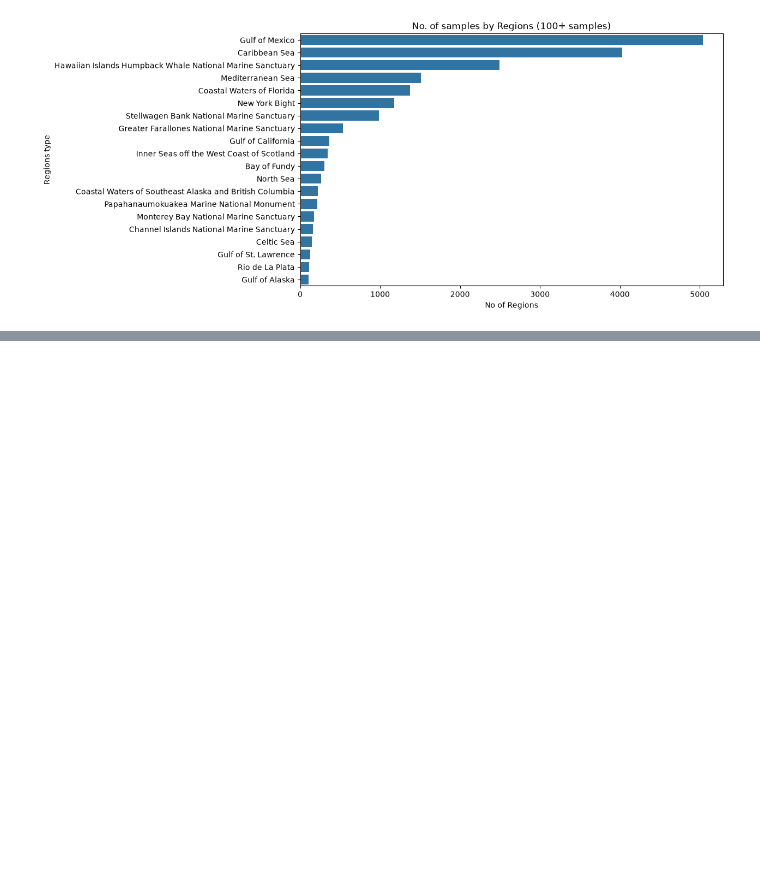
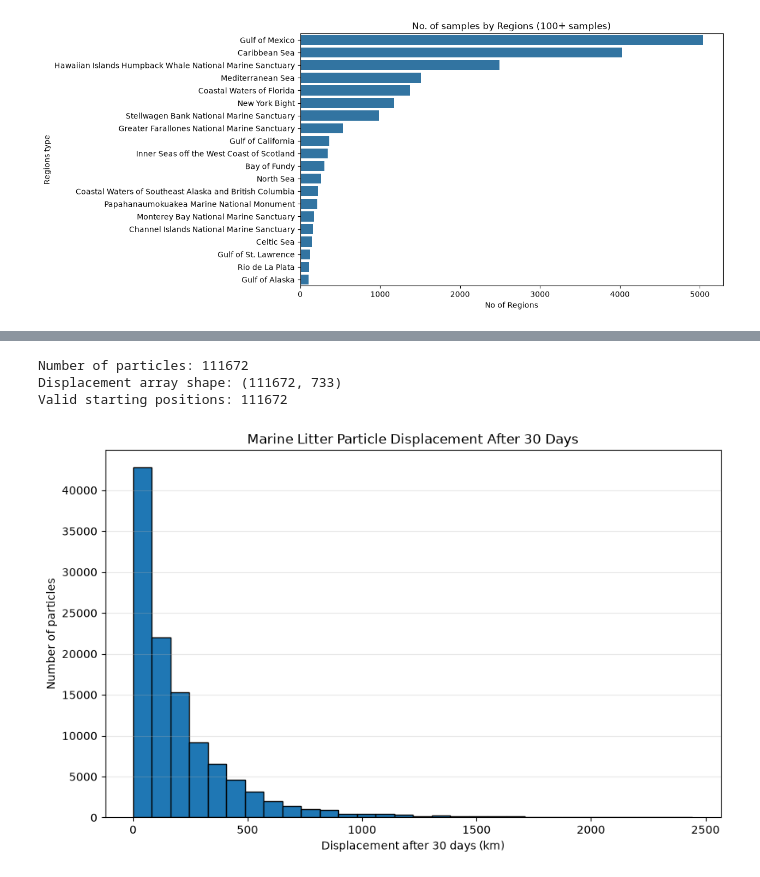
Before and after one commit to EmaSkryp/microplastic-project, a Jupyter notebook: notebooks/1_No.ipynb, the cells around one changed output, grey strips where cells are left out. Drawn from its saved outputs; the diff is of its cells as text; code cells hidden in the pictures; blank space fills up the shorter version.

```diff
--- a/notebooks/1_No.ipynb
+++ b/notebooks/1_No.ipynb
@@ -285,2 +284,10 @@ Requirement already satisfied: certifi>=2023.5.7 in /Users/emalieskrypnychuk/.py
 Note: you may need to restart the kernel to use updated packages.
 [interactive output not drawn]
+# %%
+import xarray as xr
+
+%pip install netCDF4
+
+ds = xr.open_dataset("../data/global-marine-litter-2020.nc")
+
+print(ds)
@@ -286,0 +438,4 @@ Note: you may need to restart the kernel to use updated packages.
+# %%
+atlantic_ds_valid = ds.isel(traj=atlantic_mask_all)
+
+print(atlantic_ds_valid)
@@ -286,0 +457,66 @@ Note: you may need to restart the kernel to use updated packages.
+# %%
+# Extract particle coordinates
+atlantic_lat = atlantic_ds_valid.lat.values
+atlantic_lon = atlantic_ds_valid.lon.values
+
+atlantic_valid = np.isfinite(atlantic_lat) & np.isfinite(atlantic_lon)
+
+start_lat = start_lat_all[atlantic_mask_all]
+start_lon = start_lon_all[atlantic_mask_all]
+
+# Correct longitude differences across the International Date Line
+dlon = np.radians(
+    (atlantic_lon - start_lon[:, None] + 180) % 360 - 180
+)
+
+dlat = np.radians(atlantic_lat) - np.radians(start_lat[:, None])
+
+a = (np.sin(dlat / 2)**2 +
+     np.cos(np.radians(start_lat[:, None])) *
+     np.cos(np.radians(atlantic_lat)) *
+     np.sin(dlon / 2)**2)
+
+displacement = 6371 * 2 * np.arctan2(
+    np.sqrt(a),
+    np.sqrt(1 - a)
+)
+
+displacement[~atlantic_valid] = np.nan
+
+print("Number of particles:", len(displacement))
+print("Displacement array shape:", displacement.shape)
+print("Valid starting positions:", atlantic_valid.any(axis=1).sum())
+# %% [output]
+Number of particles: 111672
+Displacement array shape: (111672, 733)
+Valid starting positions: 111672
+# %%
+atlantic_first_indices = atlantic_valid.argmax(axis=1)
+
+# Select displacement 30 days after each particle's release
+target_indices = atlantic_first_indices + 30
+
+# Keep particles with a valid observation 30 days later
+available = target_indices < atlantic_ds_valid.sizes["obs"]
+
+particle_ids = np.arange(len(atlantic_first_indices))[available]
+target_days = target_indices[available]
+
+valid_30 = atlantic_valid[particle_ids, target_days]
+
+distance_30 = displacement[particle_ids[valid_30],
+                            target_days[valid_30]]
+
+# Plot histogram
+plt.figure(figsize=(10, 6))
+
+plt.hist(distance_30, bins=30, edgecolor="black")
+
+plt.xlabel("Displacement after 30 days (km)")
+plt.ylabel("Number of particles")
+plt.title("Marine Litter Particle Displacement After 30 Days")
+
+plt.grid(axis="y", alpha=0.3)
+plt.show()
+# %% [output]
+[figure, added]
```
Also changed, not shown: parts of 24 cells of this notebook.
